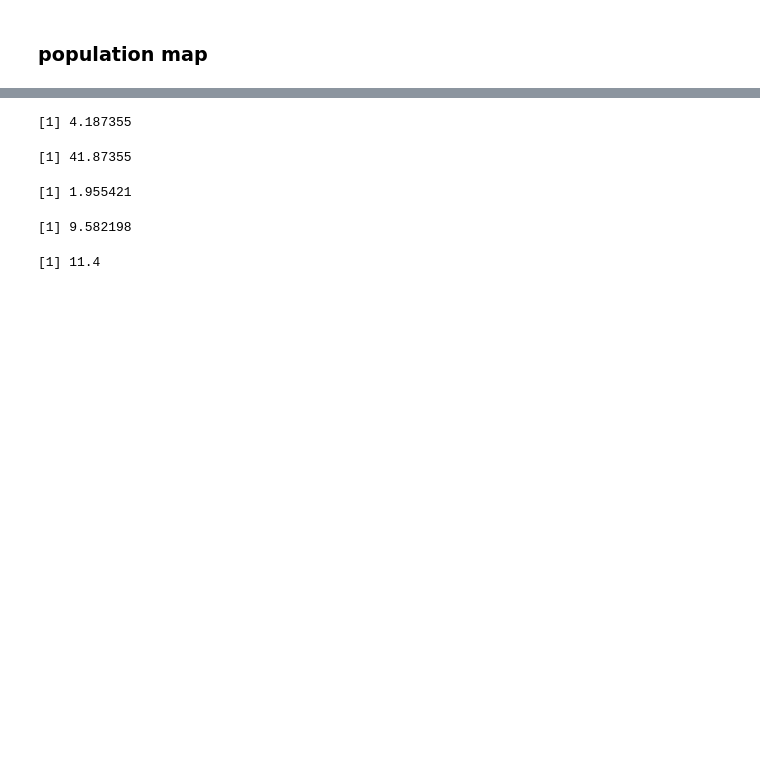
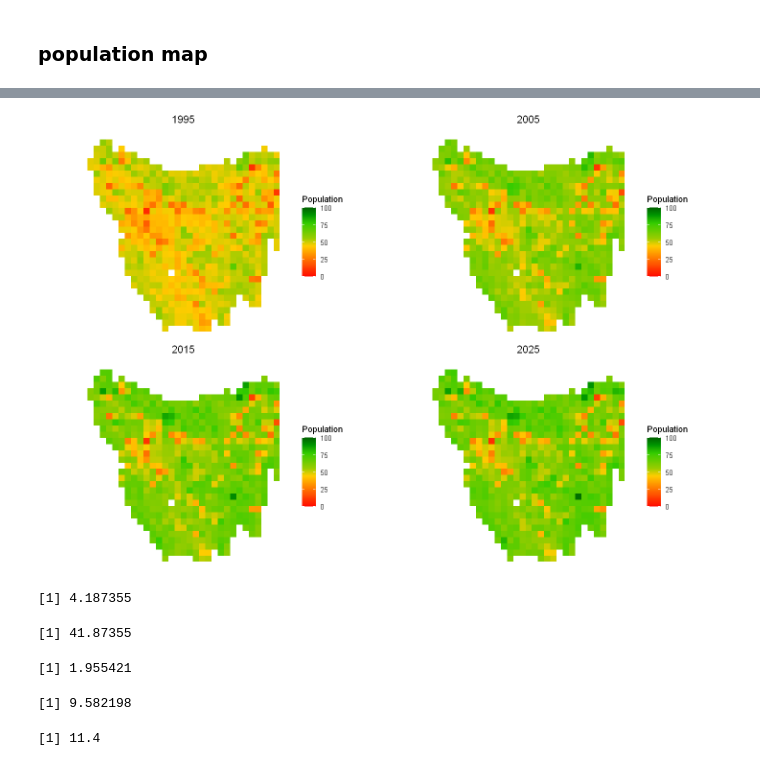
Before and after one commit to je-suis-tm/Devil-Project, a Jupyter notebook: Chapter1/Tasmania/poems tasmania validate base.ipynb, the cells around one changed output, grey strips where cells are left out. Drawn from its saved outputs; the diff is of its cells as text; code cells hidden in the pictures; blank space fills up the shorter version.

```diff
--- a/Chapter1/Tasmania/poems tasmania validate base.ipynb
+++ b/Chapter1/Tasmania/poems tasmania validate base.ipynb
@@ -743,14 +803,15 @@ new_row <- data.frame(
 data_summary=rbind(new_row,data_summary)
 # %%
 # Create the plot
-library(ggplot2)
 options(repr.plot.width=12, repr.plot.height=8)
 p <- ggplot(data_summary, aes(y = category)) +
   geom_rect(aes(xmin = min, xmax = max, ymin = as.numeric(category) - 0.4, ymax = as.numeric(category) + 0.4),
             fill = "lightblue", color = "black") +  # Draw the box
   geom_point(aes(x = median), color = "red", size = 3) +  # Mark the median
-  labs(x = "scaled to [-1,1]", y = "variables", title = "parameter prior vs posterior") +
+  labs(x = "scaled to [-1,1]", y = "variables", title = "parameter prior vs posterior") +theme_minimal() +
   theme(
+#       panel.grid.major = element_blank(),  # Remove major gridlines
+#       panel.grid.minor = element_blank(),  # Remove minor gridlines
     axis.title.x = element_text(size = 14),  # X-axis label font size
     axis.title.y = element_text(size = 14),  # Y-axis label font size
     axis.text.x = element_text(size = 12),   # X-axis tick labels font size
@@ -882,7 +916,0 @@ raster::plot(example_hs_raster, main = "2005",
-# %%
-# Example habitat suitability
-example_hs_raster <- region$region_raster
-example_hs_raster[region$region_indices] <- mat_list[[30]]
-raster::plot(example_hs_raster, main = "2015",
-#              xlab = "Longitude (degrees)", ylab = "Latitude (degrees)",
-             colNA = "white",zlim = c(0,100),axes=FALSE)
@@ -891,7 +916,0 @@ raster::plot(example_hs_raster, main = "2015",
-# %%
-# Example habitat suitability
-example_hs_raster <- region$region_raster
-example_hs_raster[region$region_indices] <- mat_list[[40]]
-raster::plot(example_hs_raster, main = "2025",
-#              xlab = "Longitude (degrees)", ylab = "Latitude (degrees)",
-             colNA = "white",zlim = c(0,100),axes=FALSE)
@@ -937,3 +917,58 @@ print(ks_test)
+# %%
+# Convert raster to ggplot
+raster_to_ggplot <- function(raster_data, title) {
+  # Convert raster to points (coordinates + values) using raster::rasterToPoints
+  df <- as.data.frame(raster::rasterToPoints(raster_data))
+  colnames(df) <- c("Longitude", "Latitude", "Value")
+
+  # Create ggplot object
+  p <- ggplot(df, aes(x = Longitude, y = Latitude, fill = Value)) +
+    geom_raster() +
+    scale_fill_gradientn(colors = c("#FF0000", "#FF3300", "#FF6600", "#FF9900", "#FFCC00",
+             "#99CC00", "#66CC00", "#33CC00", "#009900", "#006400"),
+                        limits = c(0, 100),name='Population') +  # Add color legend with name
+    theme_minimal() +
+    labs(title = title) +
+    theme(
+#       legend.position = "none",  # Remove the legend completely
+        aspect.ratio = 1,  # Force a 1:1 aspect ratio
+      axis.title = element_blank(),  # Remove axis titles
+      axis.text = element_blank(),  # Remove axis labels
+      axis.ticks = element_blank(),  # Remove axis ticks
+      panel.grid.major = element_blank(),  # Remove major gridlines
+      panel.grid.minor = element_blank(),  # Remove minor gridlines
+      plot.margin = margin(1, 1, 1, 1),  # Optional: Add margin around plot for spacing
+      plot.title = element_text(hjust = 0.5)  # Center the plot title
+    )+
+    coord_fixed(ratio = 1)  # Ensure the plot has a square aspect ratio
+
+  return(p)
+}
+
+# Plot for 1995
+example_hs_raster1 <- region$region_raster
+example_hs_raster1[region$region_indices] <- mat_list[[10]]
+p1 <- raster_to_ggplot(example_hs_raster1, "1995")
+
+# Plot for 2005
+example_hs_raster2 <- region$region_raster
+example_hs_raster2[region$region_indices] <- mat_list[[20]]
+p2 <- raster_to_ggplot(example_hs_raster2, "2005")
+
+# Plot for 2015
+example_hs_raster3 <- region$region_raster
+example_hs_raster3[region$region_indices] <- mat_list[[30]]
+p3 <- raster_to_ggplot(example_hs_raster3, "2015")
+
+# Plot for 2025
+example_hs_raster4 <- region$region_raster
+example_hs_raster4[region$region_indices] <- mat_list[[40]]
+p4 <- raster_to_ggplot(example_hs_raster4, "2025")
+
+# Arrange the plots in a 2x2 grid
+grid.arrange(p1, p2, p3, p4, ncol = 2, nrow = 2)
+# %% [output]
+[figure, added]
 # %%
 min(14332/sum(example_hs)*example_hs)
 # %% [output]
```
Also changed, not shown: parts of 14 cells of this notebook.
